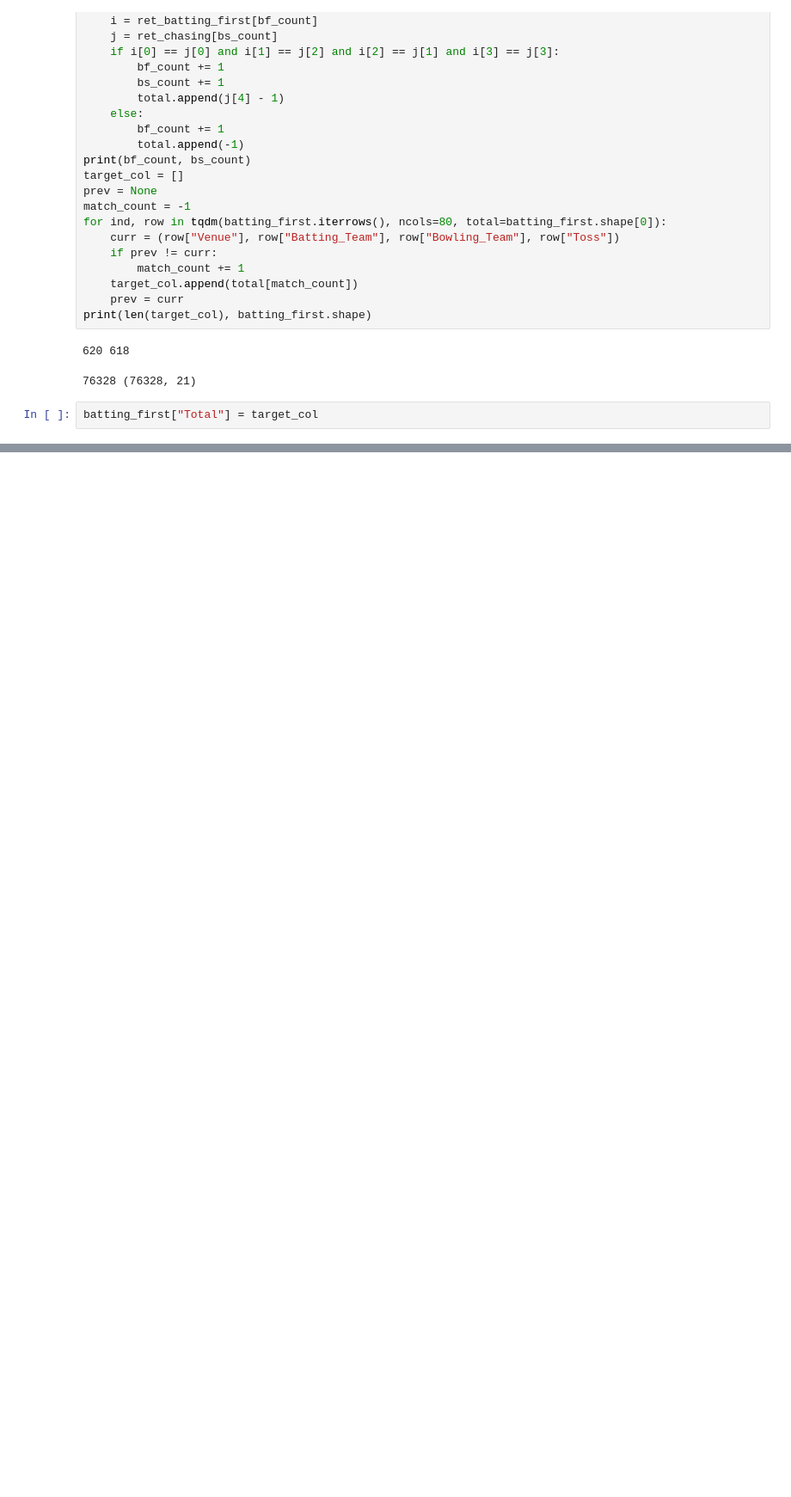
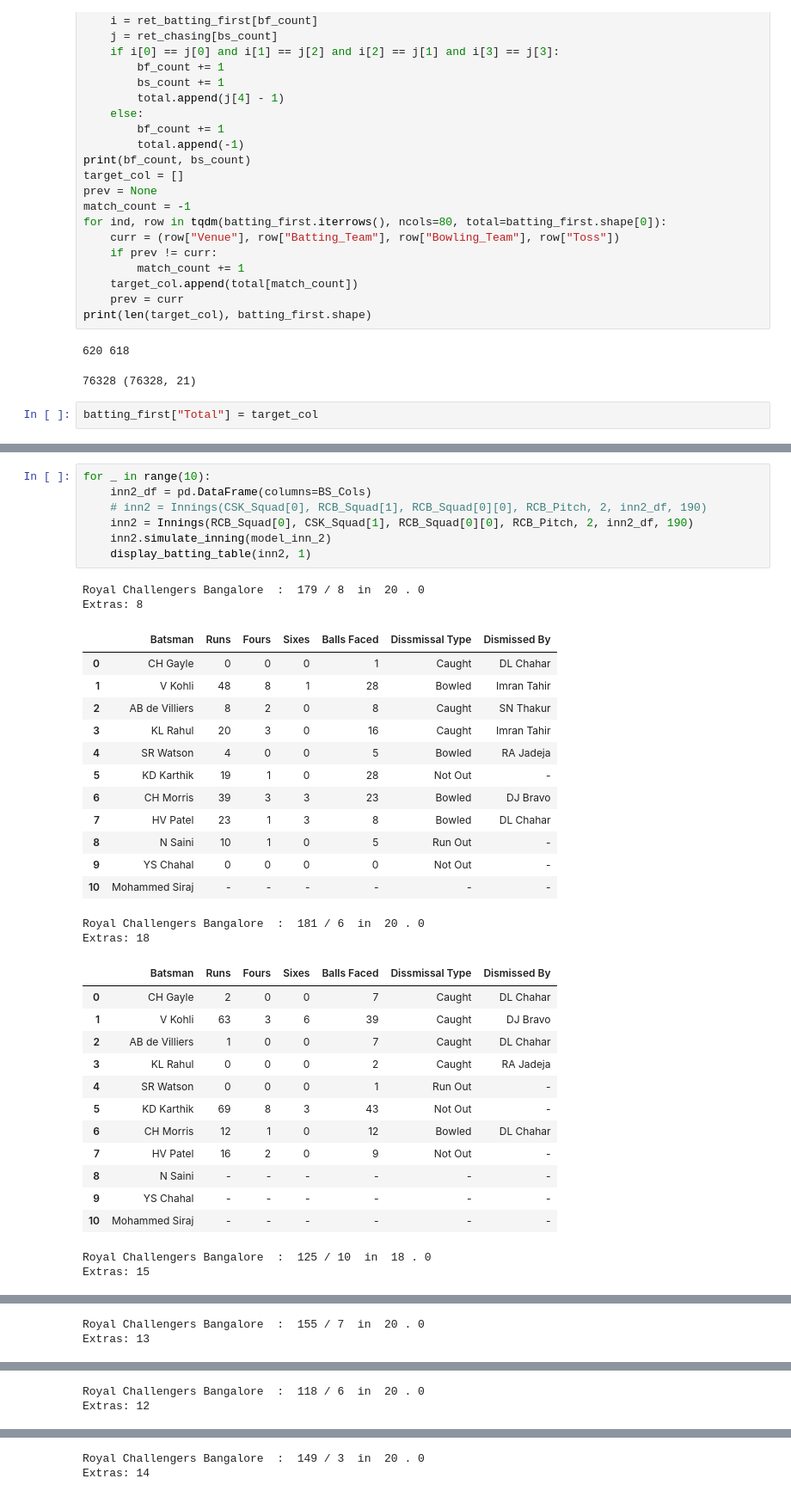
Before and after one commit to AravindM2803/IPL-Simulator, a Jupyter notebook: iplsim/Simulate.ipynb, the cells around one changed output, grey strips where cells are left out. Shown at 86% size. Saved outputs shown, nothing was run; the diff lists cells and outputs as text; blank space fills up the shorter version.

```diff
--- a/iplsim/Simulate.ipynb
+++ b/iplsim/Simulate.ipynb
@@ -182,0 +162,38 @@ batting_first
+# %%
+for _ in range(10):
+    inn2_df = pd.DataFrame(columns=BS_Cols)
+    # inn2 = Innings(CSK_Squad[0], RCB_Squad[1], RCB_Squad[0][0], RCB_Pitch, 2, inn2_df, 190)
+    inn2 = Innings(RCB_Squad[0], CSK_Squad[1], RCB_Squad[0][0], RCB_Pitch, 2, inn2_df, 190)
+    inn2.simulate_inning(model_inn_2)
+    display_batting_table(inn2, 1)
+# %% [output]
+Royal Challengers Bangalore  :  179 / 8  in  20 . 0
+Extras: 8
+|  | Batsman | Runs | Fours | Sixes | Balls Faced | Dissmissal Type | Dismissed By |
+| 0 | CH Gayle | 0 | 0 | 0 | 1 | Caught | DL Chahar |
+| 1 | V Kohli | 48 | 8 | 1 | 28 | Bowled | Imran Tahir |
+| 2 | AB de Villiers | 8 | 2 | 0 | 8 | Caught | SN Thakur |
+| 3 | KL Rahul | 20 | 3 | 0 | 16 | Caught | Imran Tahir |
+| 4 | SR Watson | 4 | 0 | 0 | 5 | Bowled | RA Jadeja |
+| 5 | KD Karthik | 19 | 1 | 0 | 28 | Not Out | - |
+| 6 | CH Morris | 39 | 3 | 3 | 23 | Bowled | DJ Bravo |
+| 7 | HV Patel | 23 | 1 | 3 | 8 | Bowled | DL Chahar |
+| 8 | N Saini | 10 | 1 | 0 | 5 | Run Out | - |
+| 9 | YS Chahal | 0 | 0 | 0 | 0 | Not Out | - |
+| 10 | Mohammed Siraj | - | - | - | - | - | - |
+Royal Challengers Bangalore  :  181 / 6  in  20 . 0
+Extras: 18
+|  | Batsman | Runs | Fours | Sixes | Balls Faced | Dissmissal Type | Dismissed By |
+| 0 | CH Gayle | 2 | 0 | 0 | 7 | Caught | DL Chahar |
+| 1 | V Kohli | 63 | 3 | 6 | 39 | Caught | DJ Bravo |
+| 2 | AB de Villiers | 1 | 0 | 0 | 7 | Caught | DL Chahar |
+| 3 | KL Rahul | 0 | 0 | 0 | 2 | Caught | RA Jadeja |
+| 4 | SR Watson | 0 | 0 | 0 | 1 | Run Out | - |
+| 5 | KD Karthik | 69 | 8 | 3 | 43 | Not Out | - |
+| 6 | CH Morris | 12 | 1 | 0 | 12 | Bowled | DL Chahar |
+| 7 | HV Patel | 16 | 2 | 0 | 9 | Not Out | - |
+| 8 | N Saini | - | - | - | - | - | - |
+| 9 | YS Chahal | - | - | - | - | - | - |
+| 10 | Mohammed Siraj | - | - | - | - | - | - |
+Royal Challengers Bangalore  :  125 / 10  in  18 . 0
+Extras: 15
@@ -182,0 +212,2 @@ batting_first
+Royal Challengers Bangalore  :  155 / 7  in  20 . 0
+Extras: 13
@@ -182,0 +226,2 @@ batting_first
+Royal Challengers Bangalore  :  118 / 6  in  20 . 0
+Extras: 12
@@ -182,0 +240,2 @@ batting_first
+Royal Challengers Bangalore  :  149 / 3  in  20 . 0
+Extras: 14
```
Also changed, not shown: parts of 10 cells of this notebook, 1 other file.
